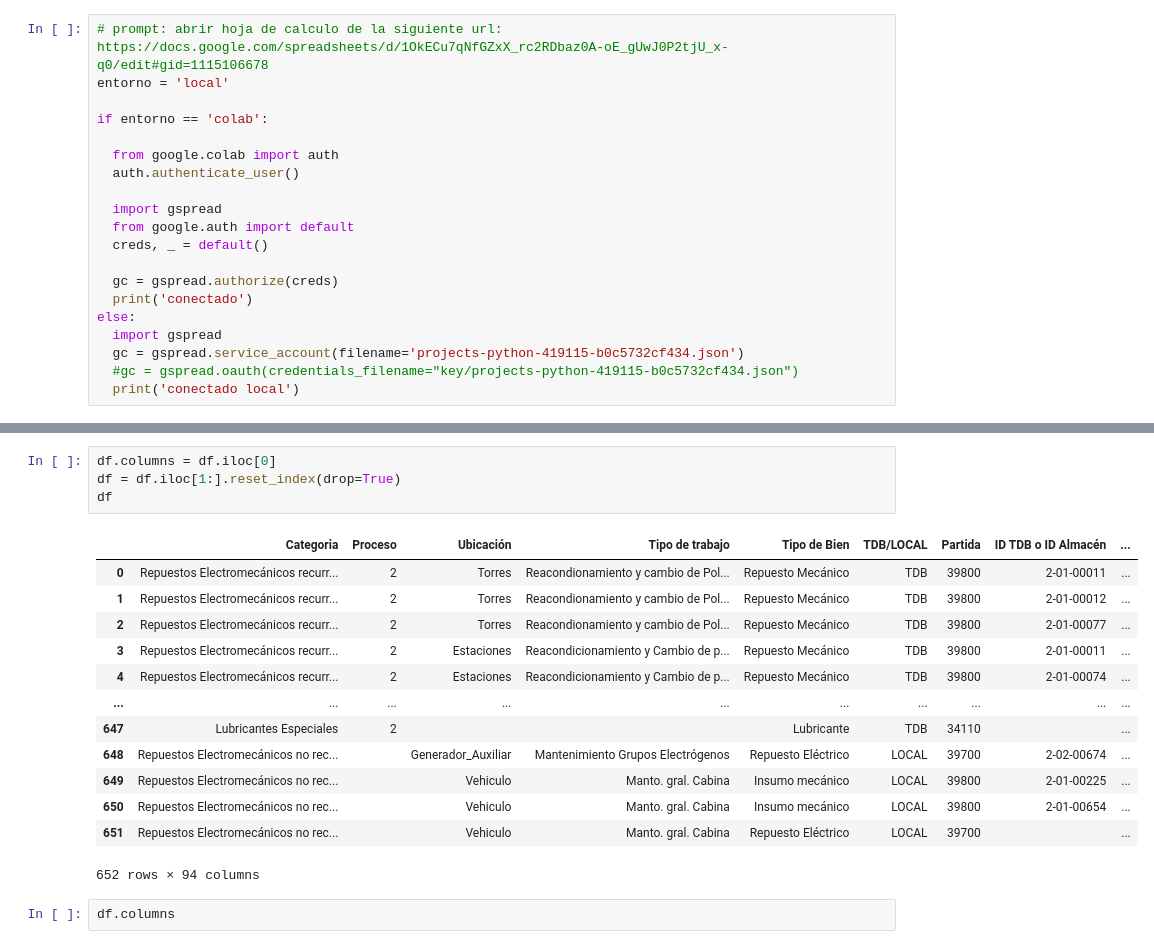
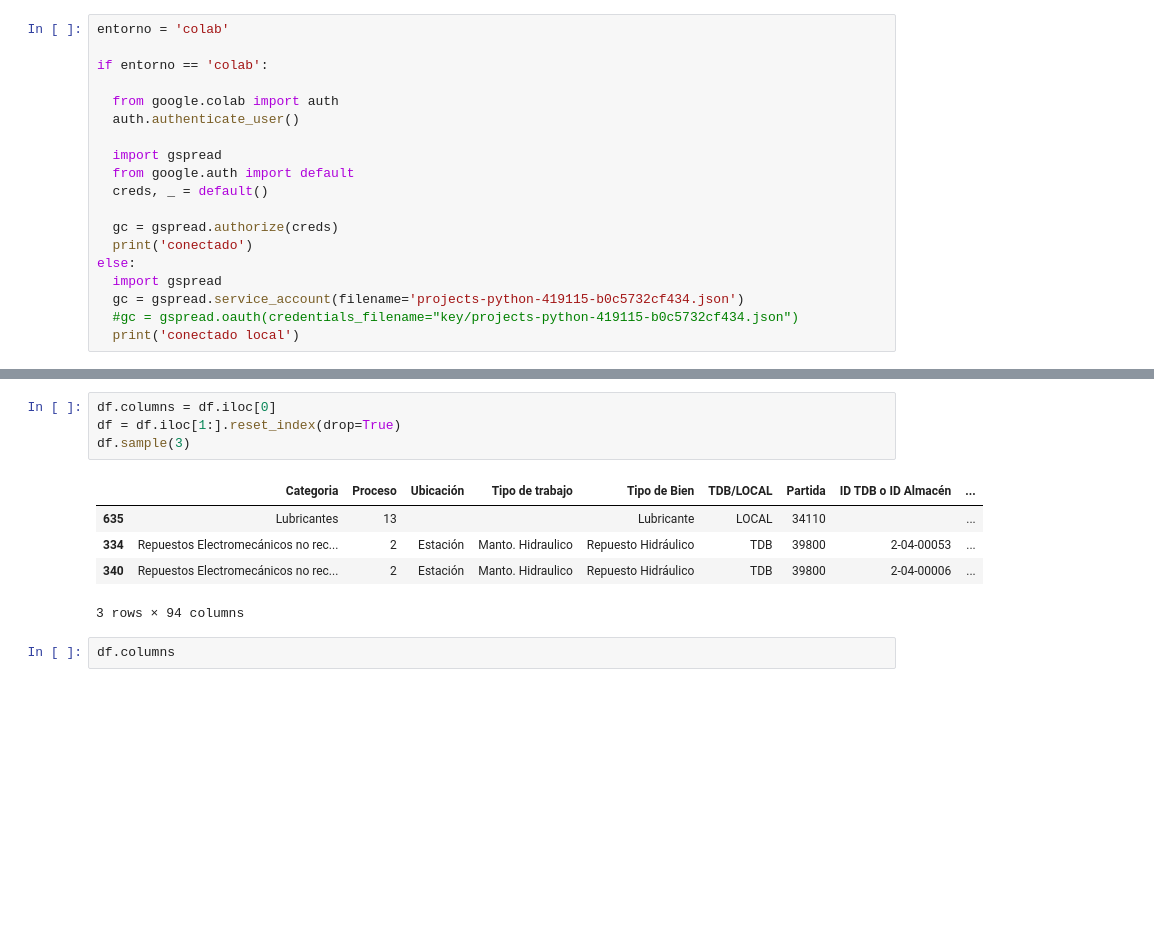
Before and after one commit to raulink/jupyter-etcmt, a Jupyter notebook: Pedido2025.ipynb, the cells around one changed output, grey strips where cells are left out. Drawn from its saved outputs; the diff is of its cells as text; blank space fills up the shorter version.

Commit message:
Se creó con Colab 2

```diff
--- a/Pedido2025.ipynb
+++ b/Pedido2025.ipynb
@@ -1,8 +1,7 @@
 # %% [markdown]
 <a href="https://colab.research.google.com/github/raulink/jupyter-etcmt/blob/master/Pedido2025.ipynb" target="_parent"><img src="https://colab.research.google.com/assets/colab-badge.svg" alt="Open In Colab"/></a>
 # %%
-# prompt: abrir hoja de calculo de la siguiente url: https://docs.google.com/spreadsheets/d/1OkECu7qNfGZxX_rc2RDbaz0A-oE_gUwJ0P2tjU_x-q0/edit#gid=1115106678
-entorno = 'local'
+entorno = 'colab'
 
 if entorno == 'colab':
 
@@ -35,21 +50,13 @@ df = obtener_hoja_de_calculo('https://docs.google.com/spreadsheets/d/1jujbeFMzGu
 # %%
 df.columns = df.iloc[0]
 df = df.iloc[1:].reset_index(drop=True)
-df
+df.sample(3)
 # %% [output]
 |  | Categoria | Proceso | Ubicación | Tipo de trabajo | Tipo de Bien | TDB/LOCAL | Partida | ID TDB o ID Almacén | ... |
-| 0 | Repuestos Electromecánicos recurr... | 2 | Torres | Reacondionamiento y cambio de Pol... | Repuesto Mecánico | TDB | 39800 | 2-01-00011 | ... |
-| 1 | Repuestos Electromecánicos recurr... | 2 | Torres | Reacondionamiento y cambio de Pol... | Repuesto Mecánico | TDB | 39800 | 2-01-00012 | ... |
-| 2 | Repuestos Electromecánicos recurr... | 2 | Torres | Reacondionamiento y cambio de Pol... | Repuesto Mecánico | TDB | 39800 | 2-01-00077 | ... |
-| 3 | Repuestos Electromecánicos recurr... | 2 | Estaciones | Reacondicionamiento y Cambio de p... | Repuesto Mecánico | TDB | 39800 | 2-01-00011 | ... |
-| 4 | Repuestos Electromecánicos recurr... | 2 | Estaciones | Reacondicionamiento y Cambio de p... | Repuesto Mecánico | TDB | 39800 | 2-01-00074 | ... |
-| ... | ... | ... | ... | ... | ... | ... | ... | ... | ... |
-| 647 | Lubricantes Especiales | 2 |  |  | Lubricante | TDB | 34110 |  | ... |
-| 648 | Repuestos Electromecánicos no rec... |  | Generador_Auxiliar | Mantenimiento Grupos Electrógenos | Repuesto Eléctrico | LOCAL | 39700 | 2-02-00674 | ... |
-| 649 | Repuestos Electromecánicos no rec... |  | Vehiculo | Manto. gral. Cabina | Insumo mecánico | LOCAL | 39800 | 2-01-00225 | ... |
-| 650 | Repuestos Electromecánicos no rec... |  | Vehiculo | Manto. gral. Cabina | Insumo mecánico | LOCAL | 39800 | 2-01-00654 | ... |
-| 651 | Repuestos Electromecánicos no rec... |  | Vehiculo | Manto. gral. Cabina | Repuesto Eléctrico | LOCAL | 39700 |  | ... |
+| 635 | Lubricantes | 13 |  |  | Lubricante | LOCAL | 34110 |  | ... |
+| 334 | Repuestos Electromecánicos no rec... | 2 | Estación | Manto. Hidraulico | Repuesto Hidráulico | TDB | 39800 | 2-04-00053 | ... |
+| 340 | Repuestos Electromecánicos no rec... | 2 | Estación | Manto. Hidraulico | Repuesto Hidráulico | TDB | 39800 | 2-04-00006 | ... |
-652 rows × 94 columns
+3 rows × 94 columns
 # %%
 df.columns
 # %% [output]
```
Also changed, not shown: parts of 15 cells of this notebook.
